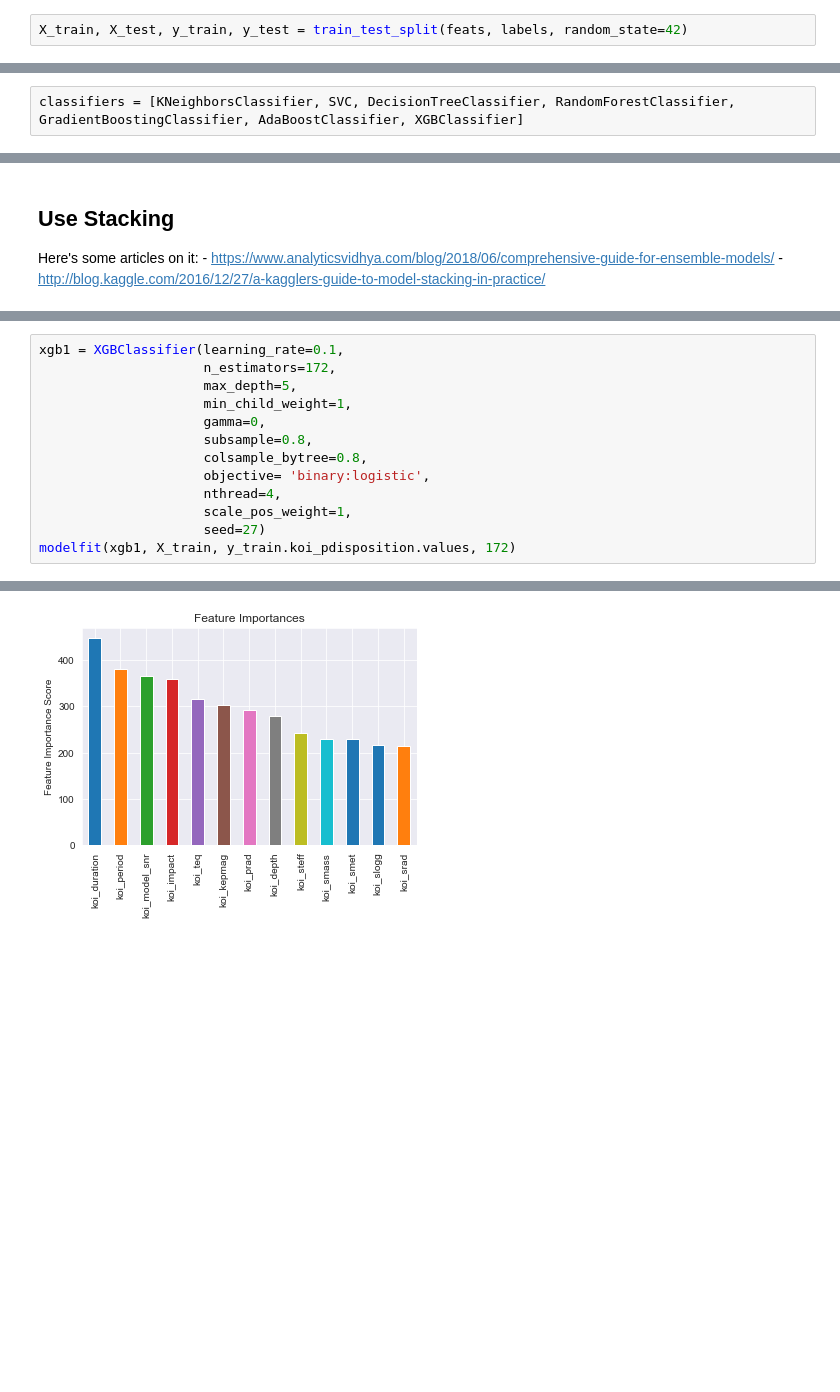
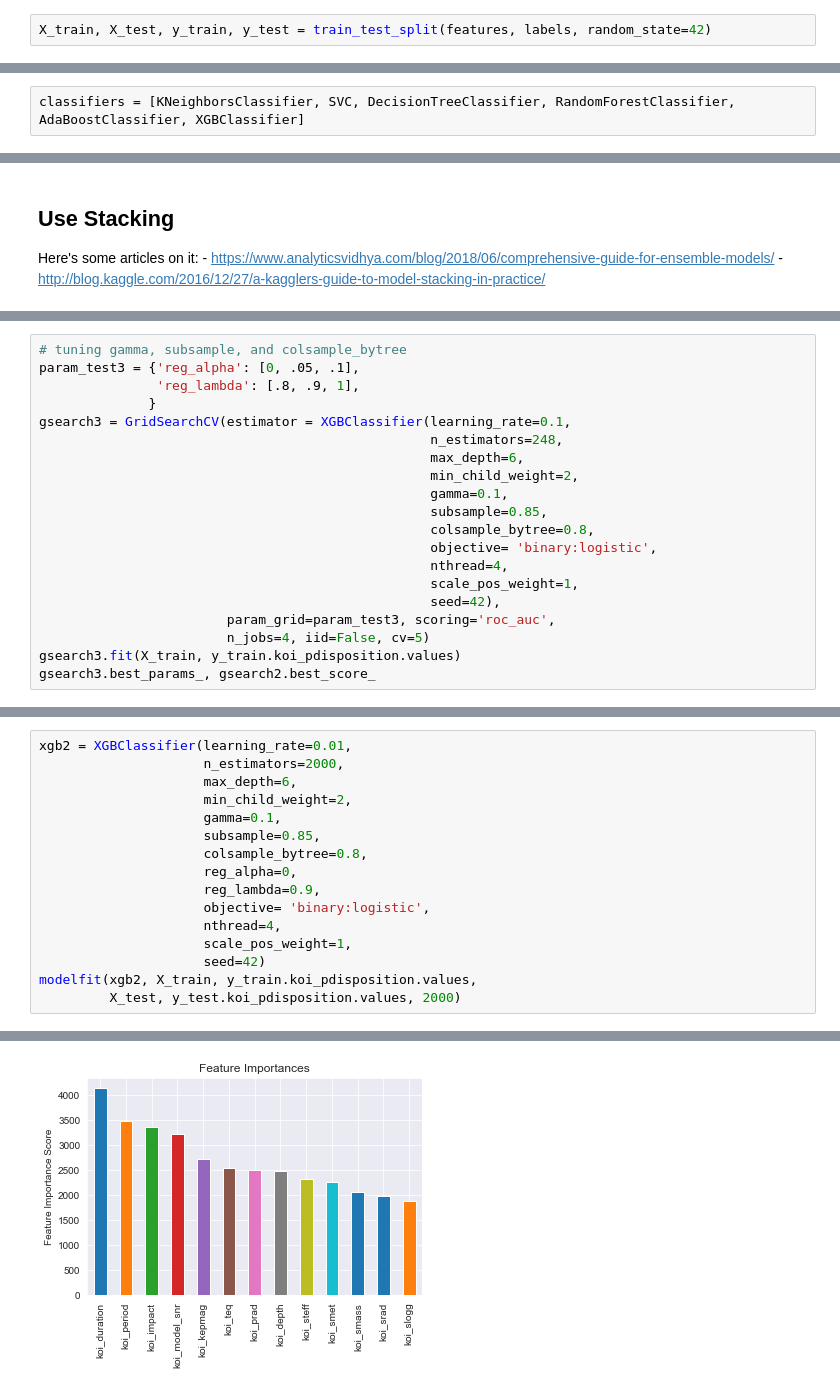
Before and after one commit to magnawhale/dsc-mod-5-project-online-ds-ft-051319, a Jupyter notebook: student.ipynb, the cells around one changed output, grey strips where cells are left out. Cells and saved outputs as stored; diff of their text form; blank space fills up the shorter version.

Commit message:
all attempts at improving models have failed

```diff
--- a/student.ipynb
+++ b/student.ipynb
@@ -266,7 +275,7 @@ sns.heatmap(corr, center=0, annot=True);
 # %% [markdown]
 ### Train, test, split
 # %%
-X_train, X_test, y_train, y_test = train_test_split(feats, labels, random_state=42)
+X_train, X_test, y_train, y_test = train_test_split(features, labels, random_state=42)
 # %% [markdown]
 ### Principal Component Analysis
 
@@ -289,7 +300,7 @@ n_features
 # %% [markdown]
 ### Building pipelines to compare classification methods
 # %%
-classifiers = [KNeighborsClassifier, SVC, DecisionTreeClassifier, RandomForestClassifier, GradientBoostingClassifier, AdaBoostClassifier, XGBClassifier]
+classifiers = [KNeighborsClassifier, SVC, DecisionTreeClassifier, RandomForestClassifier, AdaBoostClassifier, XGBClassifier]
 # %%
 classy_scores = []
 for clf in classifiers:
@@ -364,0 +686,20 @@ def modelfit(alg, x_tr, y_tr, n_estims=1000, useTrainCV=True, early_stopping_rou
+# %%
+# tuning gamma, subsample, and colsample_bytree
+param_test3 = {'reg_alpha': [0, .05, .1],
+               'reg_lambda': [.8, .9, 1],
+              }
+gsearch3 = GridSearchCV(estimator = XGBClassifier(learning_rate=0.1,
+                                                  n_estimators=248,
+                                                  max_depth=6,
+                                                  min_child_weight=2,
+                                                  gamma=0.1,
+                                                  subsample=0.85,
+                                                  colsample_bytree=0.8,
+                                                  objective= 'binary:logistic',
+                                                  nthread=4,
+                                                  scale_pos_weight=1,
+                                                  seed=42),
+                        param_grid=param_test3, scoring='roc_auc',
+                        n_jobs=4, iid=False, cv=5)
+gsearch3.fit(X_train, y_train.koi_pdisposition.values)
+gsearch3.best_params_, gsearch2.best_score_
@@ -365,15 +710,18 @@ def modelfit(alg, x_tr, y_tr, n_estims=1000, useTrainCV=True, early_stopping_rou
 # %%
-xgb1 = XGBClassifier(learning_rate=0.1,
-                     n_estimators=172,
-                     max_depth=5,
-                     min_child_weight=1,
-                     gamma=0,
-                     subsample=0.8,
+xgb2 = XGBClassifier(learning_rate=0.01,
+                     n_estimators=2000,
+                     max_depth=6,
+                     min_child_weight=2,
+                     gamma=0.1,
+                     subsample=0.85,
                      colsample_bytree=0.8,
+                     reg_alpha=0,
+                     reg_lambda=0.9,
                      objective= 'binary:logistic',
                      nthread=4,
                      scale_pos_weight=1,
-                     seed=27)
-modelfit(xgb1, X_train, y_train.koi_pdisposition.values, 172)
+                     seed=42)
+modelfit(xgb2, X_train, y_train.koi_pdisposition.values,
+         X_test, y_test.koi_pdisposition.values, 2000)
 # %% [output]
 Model Report
@@ -383 +733 @@ AUC Score (Train): 0.9931859427027485
-[figure, old version]
+[figure, new version]
```
Also changed, not shown: parts of 39 cells of this notebook.
